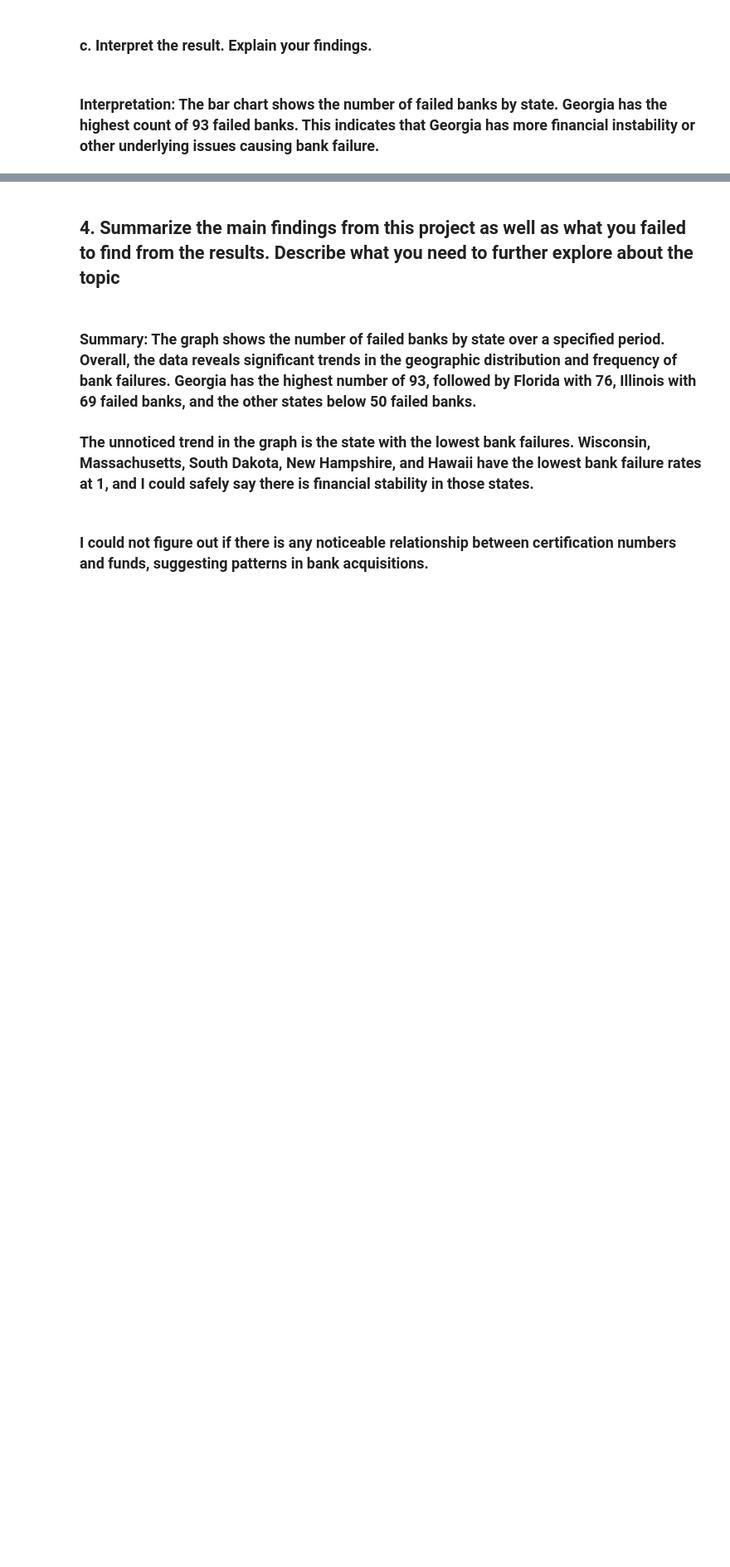
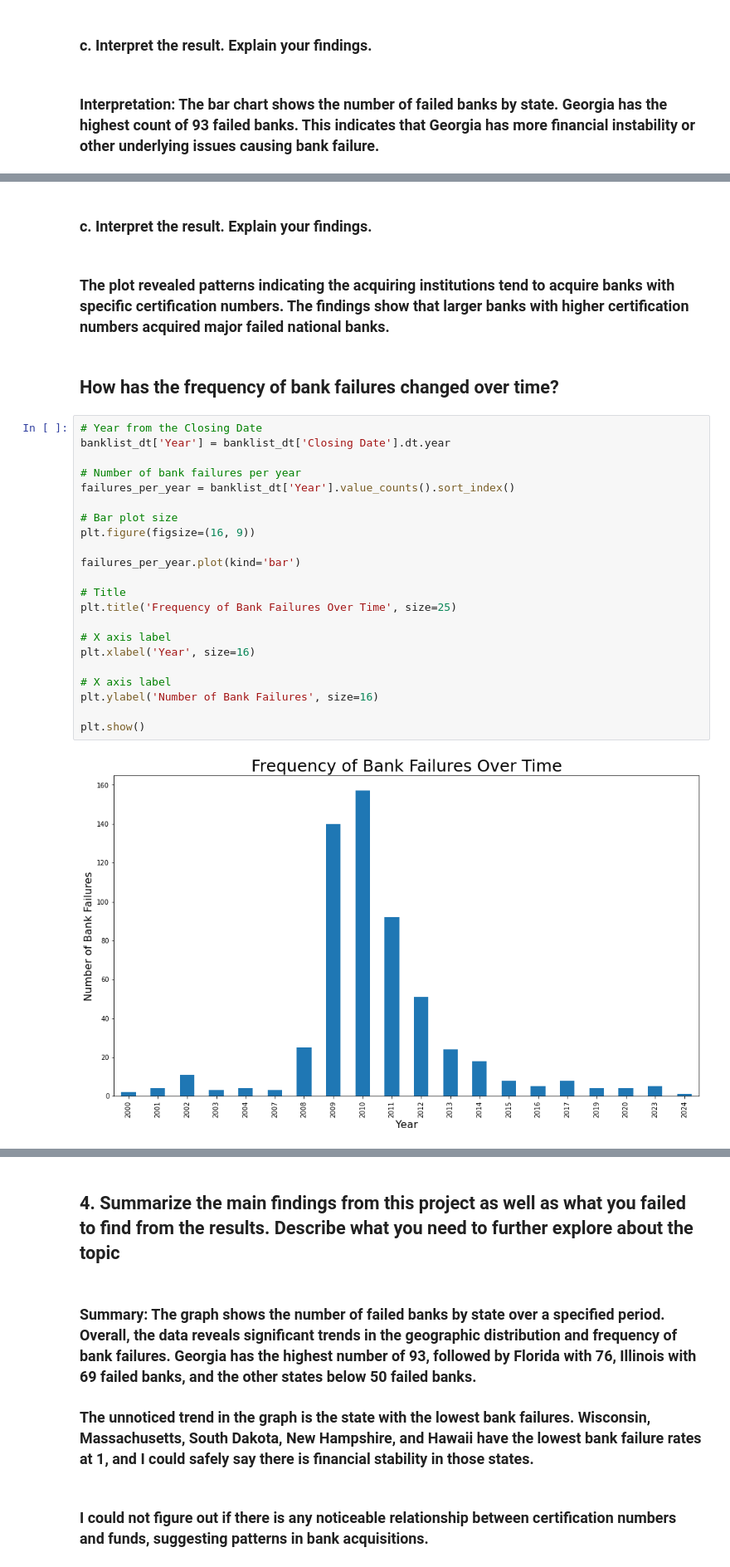
Before and after one commit to ofaronbiKsu/Data_Analytics-COMP-3800-, a Jupyter notebook: Project 1.ipynb, the cells around one changed output, grey strips where cells are left out. Shown at 83% size. Cells and saved outputs as stored; diff of their text form; blank space fills up the shorter version.

```diff
--- a/Project 1.ipynb
+++ b/Project 1.ipynb
@@ -175,0 +210,30 @@ plt.show()
+# %% [markdown]
+### c. Interpret the result. Explain your findings.
+# %% [markdown]
+### The plot revealed patterns indicating the acquiring institutions tend to acquire banks with specific certification numbers. The findings show that larger banks with higher certification numbers acquired major failed national banks.
+# %% [markdown]
+## How has the frequency of bank failures changed over time?
+# %%
+# Year from the Closing Date
+banklist_dt['Year'] = banklist_dt['Closing Date'].dt.year
+
+# Number of bank failures per year
+failures_per_year = banklist_dt['Year'].value_counts().sort_index()
+
+# Bar plot size
+plt.figure(figsize=(16, 9))
+
+failures_per_year.plot(kind='bar')
+
+# Title
+plt.title('Frequency of Bank Failures Over Time', size=25)
+
+# X axis label
+plt.xlabel('Year', size=16)
+
+# X axis label
+plt.ylabel('Number of Bank Failures', size=16)
+
+plt.show()
+# %% [output]
+[figure, added]
```
Also changed, not shown: parts of 10 cells of this notebook.
